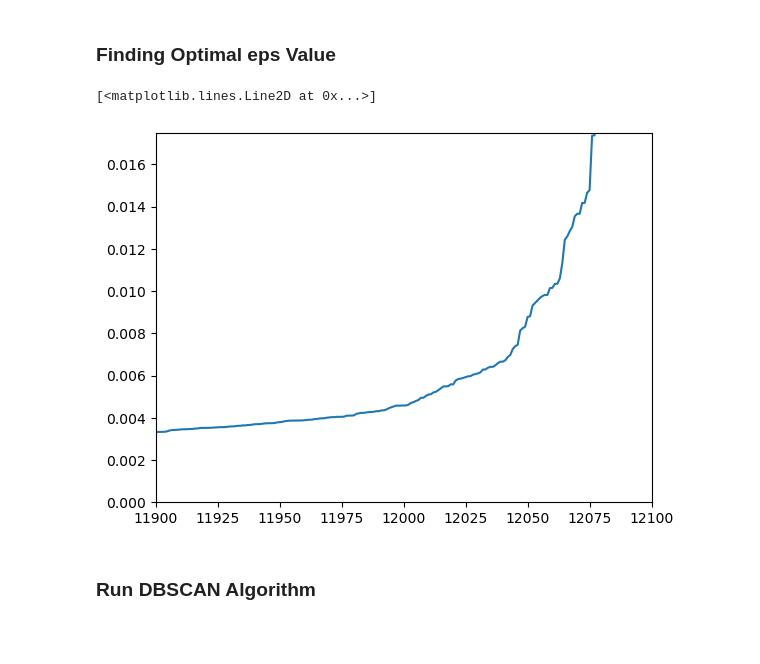
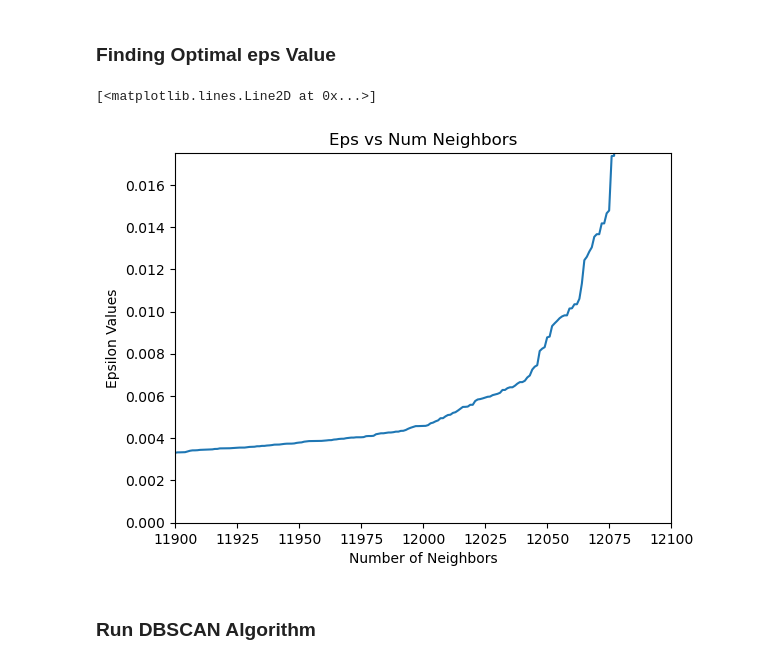
Before and after one commit to EddiePueb1/Open_311_Data_Analysis, a Jupyter notebook: data_analysis_311.ipynb, the cells around one changed output. Drawn from its saved outputs; the diff is of its cells as text; code cells hidden in the pictures; blank space fills up the shorter version.

```diff
--- a/data_analysis_311.ipynb
+++ b/data_analysis_311.ipynb
@@ -782,19 +787,21 @@ plt.show()
 # %%
 neighbors = NearestNeighbors(n_neighbors=50)
 neighbors_fit = neighbors.fit(coordinates)
 distances, indices = neighbors_fit.kneighbors(coordinates)
 
 distances = np.sort(distances, axis=0)
 distances = distances[:,1]
 
 #Zoom in on curve
 plt.xlim(11900, 12100)
 plt.ylim(0, 0.0175)
-
+plt.title("Eps vs Num Neighbors")
+plt.xlabel("Number of Neighbors")
+plt.ylabel("Epsilon Values")
 plt.plot(distances)
 # %% [output]
 [<matplotlib.lines.Line2D at 0x...>]
-[figure, old version]
+[figure, new version]
 # %% [markdown]
 ### Run DBSCAN Algorithm
 # %%
```
Also changed, not shown: parts of 27 cells of this notebook.
